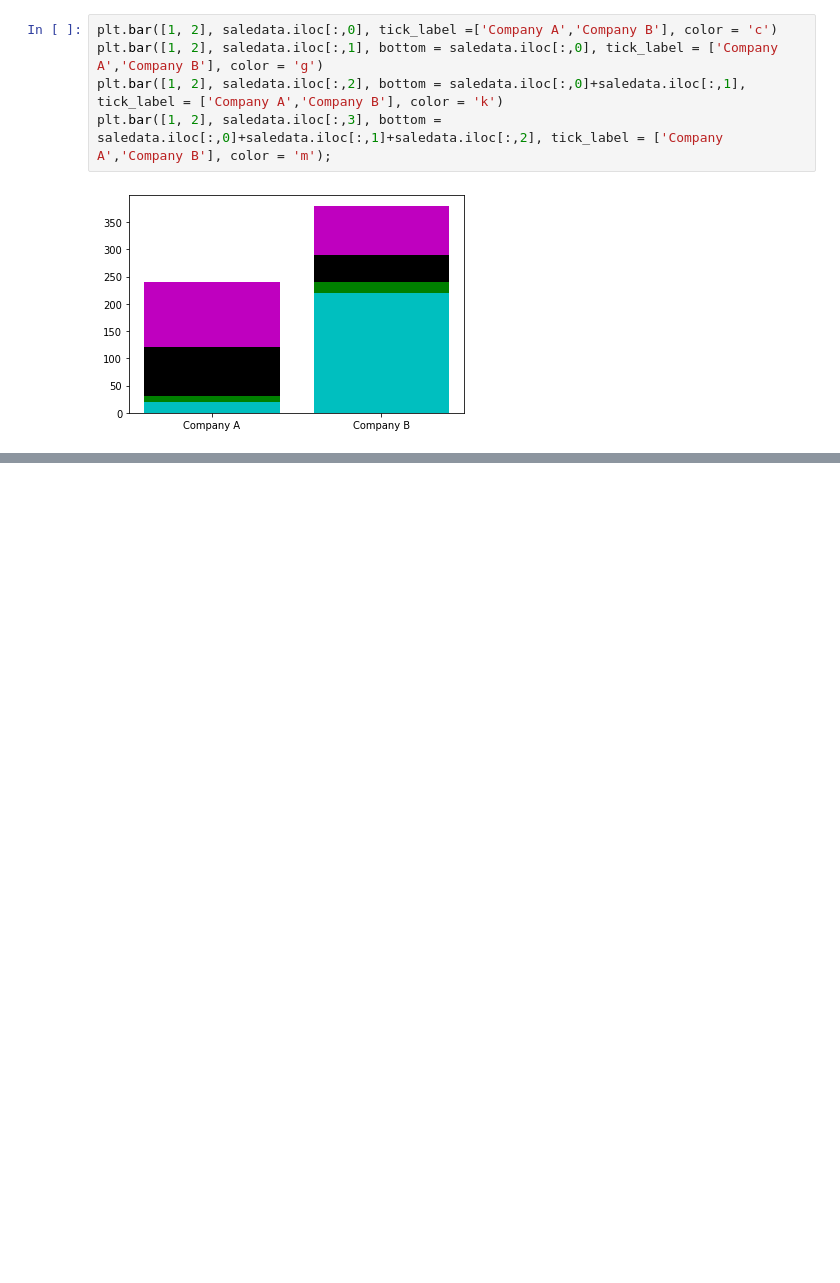
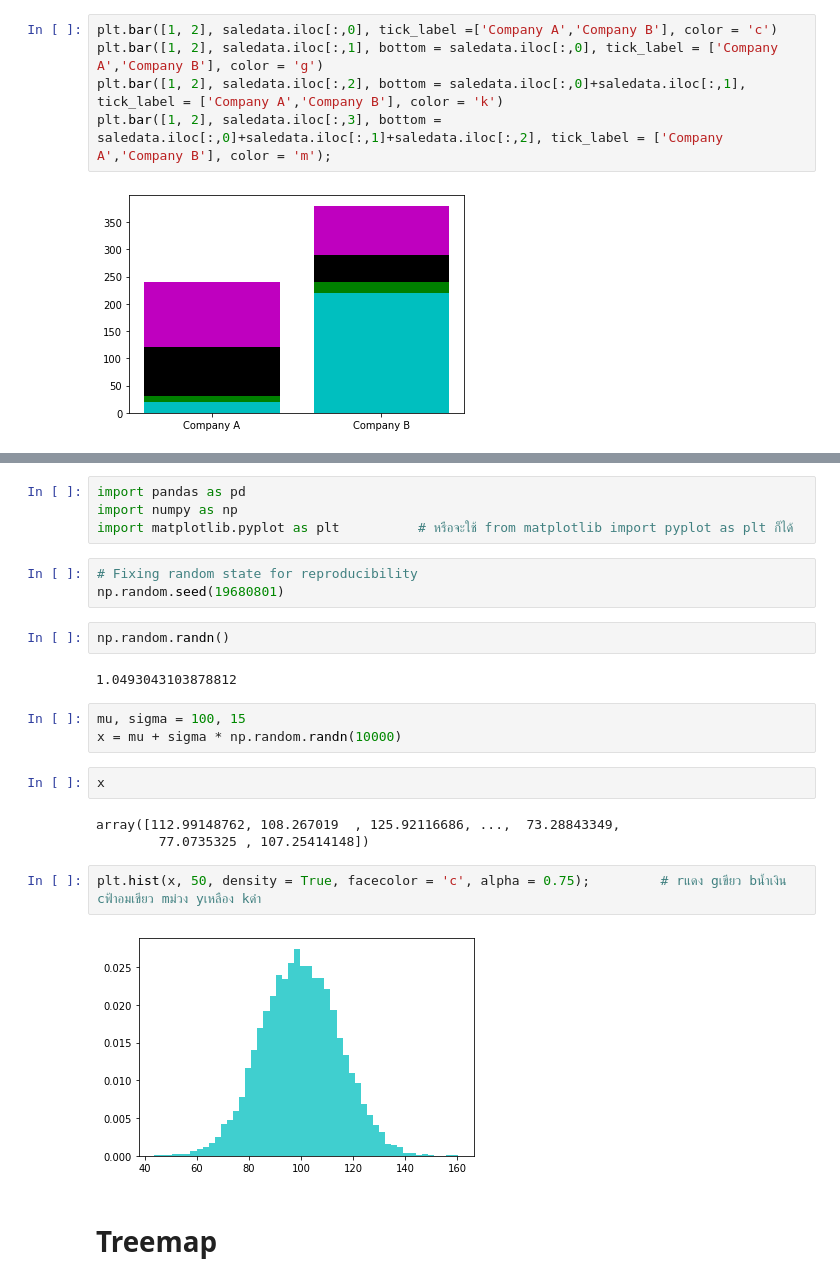
Before and after one commit to MuBuBaamm/python_dataviz, a Jupyter notebook: Visualize Data Comparison.ipynb, the cells around one changed output, grey strips where cells are left out. Cells and saved outputs as stored; diff of their text form; blank space fills up the shorter version.

```diff
--- a/Visualize Data Comparison.ipynb
+++ b/Visualize Data Comparison.ipynb
@@ -118,0 +125,25 @@ plt.bar([1, 2], saledata.iloc[:,3], bottom = saledata.iloc[:,0]+saledata.iloc[:,
+# %%
+import pandas as pd
+import numpy as np
+import matplotlib.pyplot as plt          # หรือจะใช้ from matplotlib import pyplot as plt ก็ได้
+# %%
+# Fixing random state for reproducibility
+np.random.seed(19680801)
+# %%
+np.random.randn()
+# %% [output]
+1.0493043103878812
+# %%
+mu, sigma = 100, 15
+x = mu + sigma * np.random.randn(10000)
+# %%
+x
+# %% [output]
+array([112.99148762, 108.267019  , 125.92116686, ...,  73.28843349,
+        77.0735325 , 107.25414148])
+# %%
+plt.hist(x, 50, density = True, facecolor = 'c', alpha = 0.75);         # rแดง gเขียว bน้ำเงิน cฟ้าอมเขียว mม่วง yเหลือง kดำ
+# %% [output]
+[figure, added]
+# %% [markdown]
+# Treemap
```
Also changed, not shown: parts of 35 cells of this notebook.
